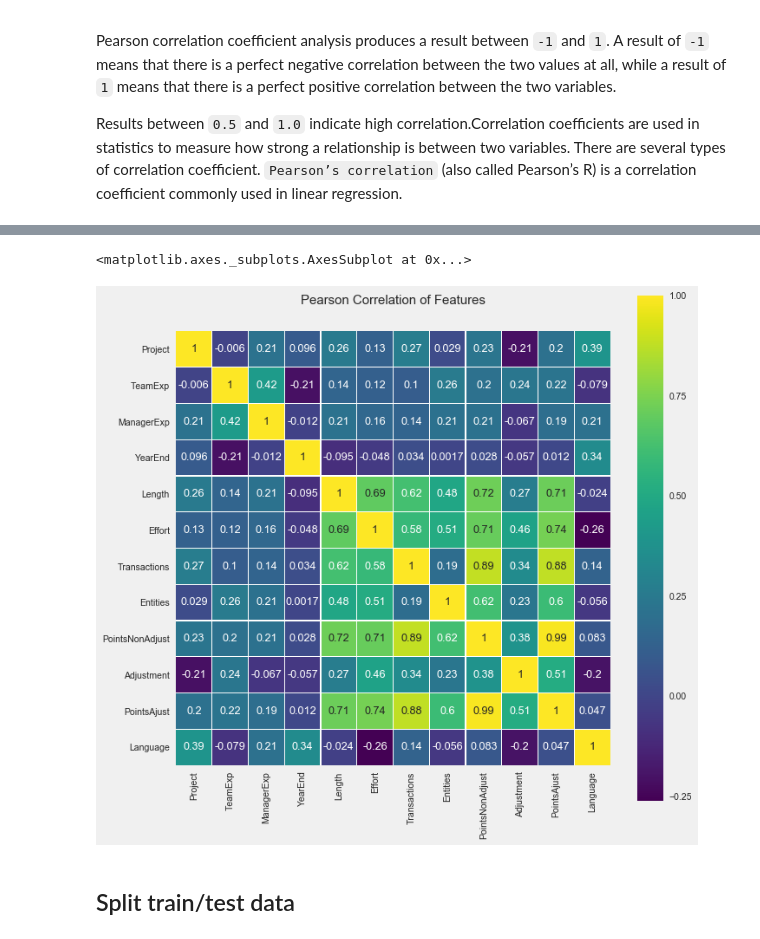
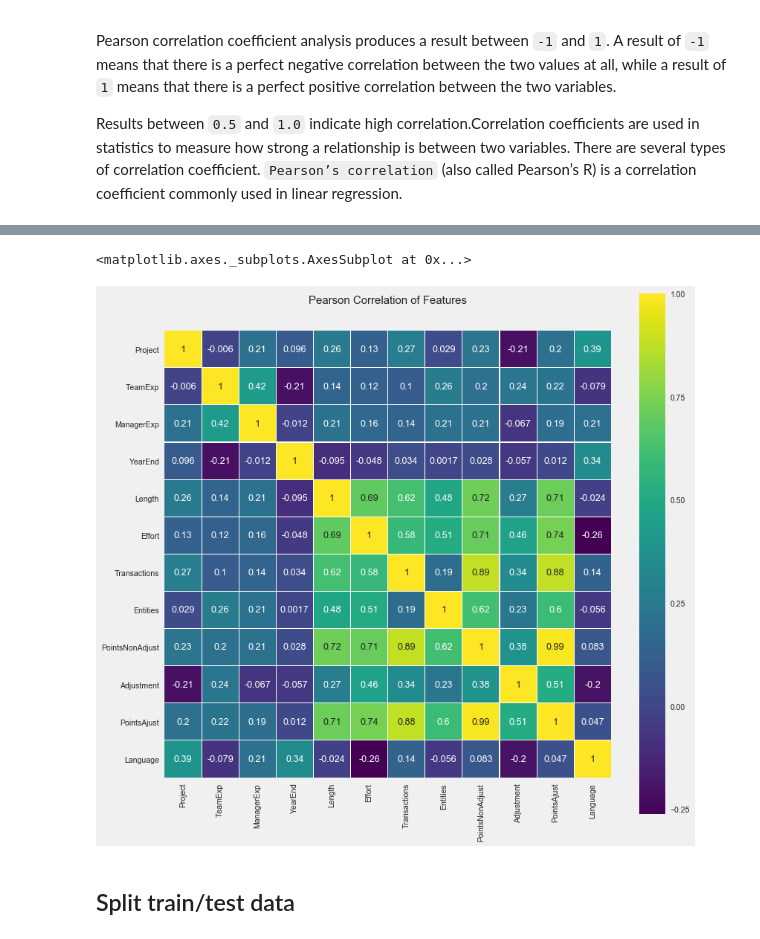
Before and after one commit to toniesteves/sw-effort-predictive-analysis, a Jupyter notebook: Notebooks/A predictive analysis approach using linear regression to estimate software effort.ipynb, the cells around one changed output, grey strips where cells are left out. Saved outputs shown, nothing was run; the diff lists cells and outputs as text; code cells hidden in the pictures.

```diff
--- a/Notebooks/A predictive analysis approach using linear regression to estimate software effort.ipynb
+++ b/Notebooks/A predictive analysis approach using linear regression to estimate software effort.ipynb
@@ -108,13 +108,13 @@ df_desharnais.corr()
 | Language | 0.391475 | 0.391475 | -0.079112 | 0.205521 | 0.342233 | -0.023810 | -0.261942 | 0.136778 | -0.056439 | ... |
 # %%
 colormap = plt.cm.viridis
-plt.figure(figsize=(10,10))
+plt.figure(figsize=(12,12))
 plt.title('Pearson Correlation of Features', y=1.05, size=15)
 sns.set(font_scale=1.05)
 sns.heatmap(df_desharnais.drop(['id'], axis=1).astype(float).corr(),linewidths=0.1,vmax=1.0, square=True,cmap=colormap, linecolor='white', annot=True)
 # %% [output]
 <matplotlib.axes._subplots.AxesSubplot at 0x...>
-[figure, old version]
+[figure, new version]
 # %% [markdown]
 ## Split  train/test data
 # %%
```
Also changed, not shown: 2 other files.
